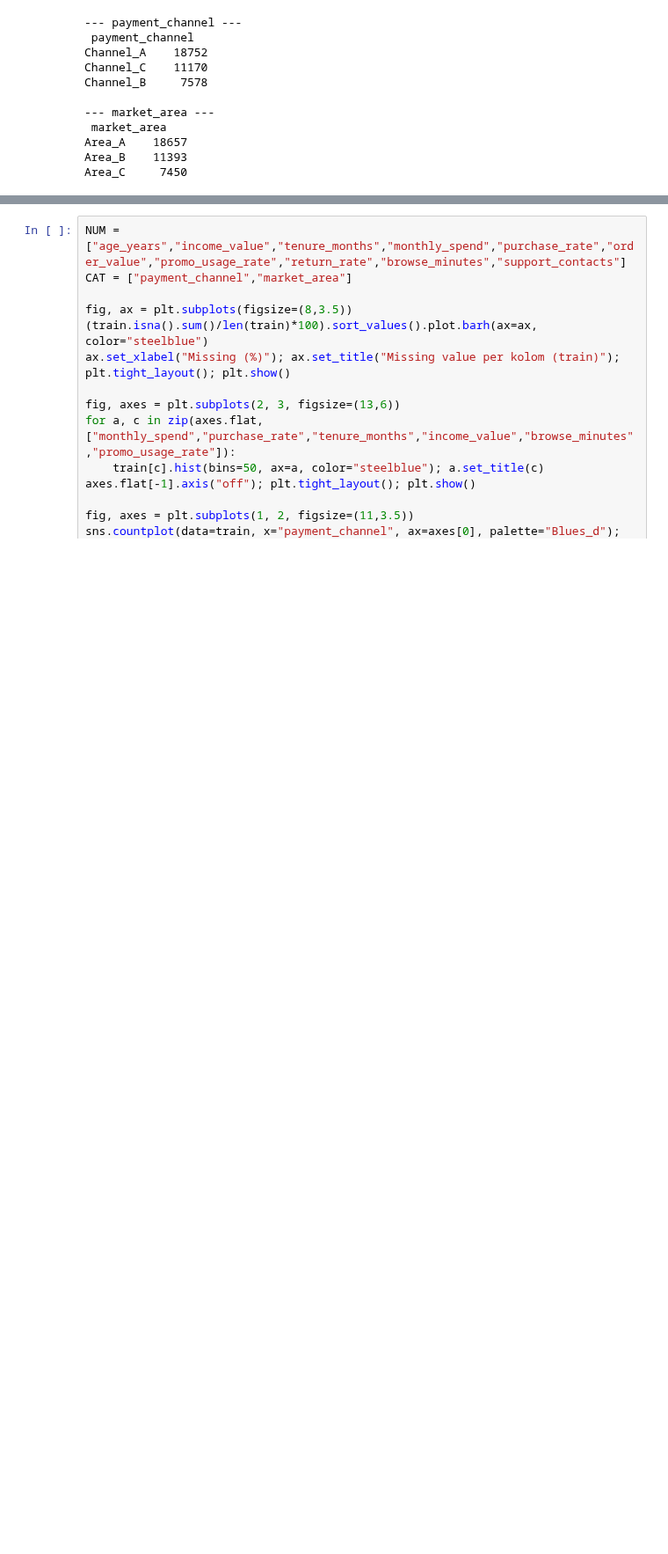
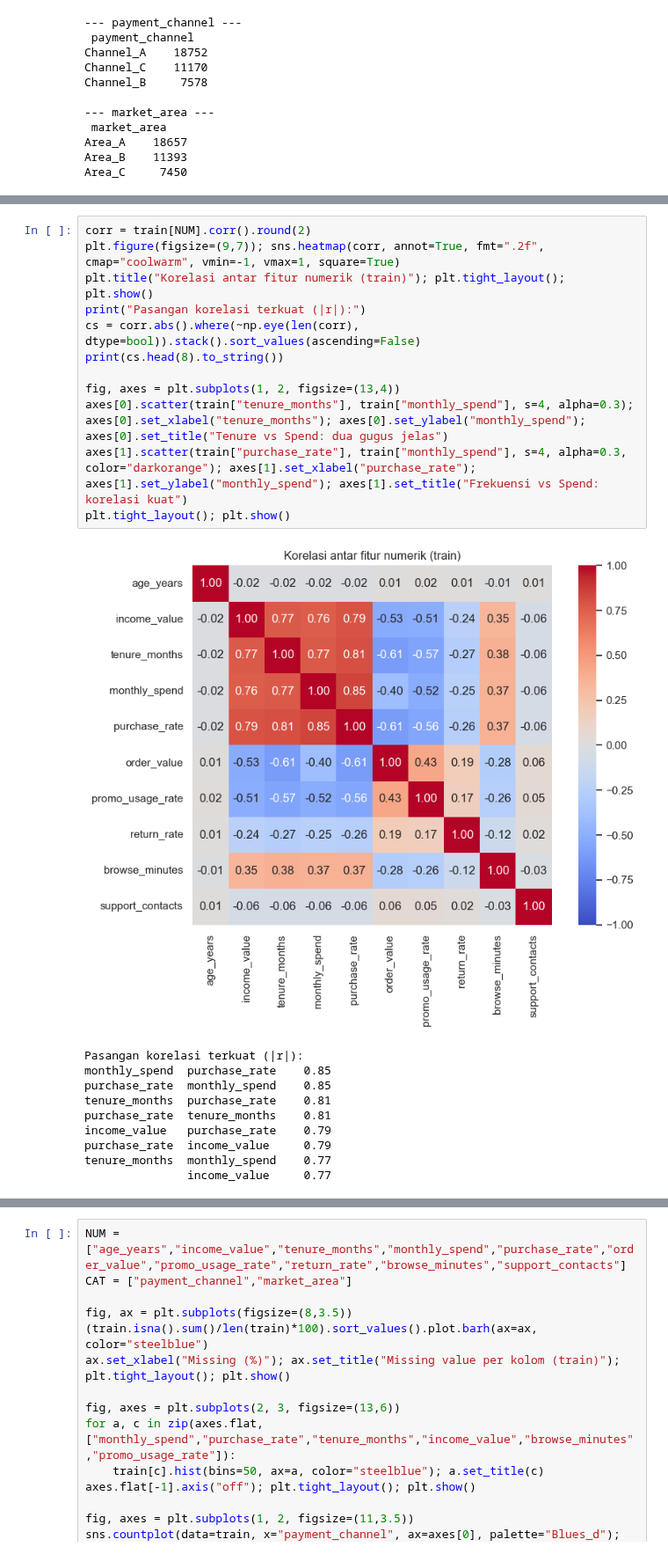
Before and after one commit to fardanhafidz/customer-segmentation-lbe-kcv, a Jupyter notebook: customer_segmentation_unsupervised.ipynb, the cells around one changed output, grey strips where cells are left out. Shown at 88% size. Drawn from its saved outputs; the diff is of its cells as text; blank space fills up the shorter version.

```diff
--- a/customer_segmentation_unsupervised.ipynb
+++ b/customer_segmentation_unsupervised.ipynb
@@ -91,0 +208,23 @@ Area_C     7450
+# %%
+corr = train[NUM].corr().round(2)
+plt.figure(figsize=(9,7)); sns.heatmap(corr, annot=True, fmt=".2f", cmap="coolwarm", vmin=-1, vmax=1, square=True)
+plt.title("Korelasi antar fitur numerik (train)"); plt.tight_layout(); plt.show()
+print("Pasangan korelasi terkuat (|r|):")
+cs = corr.abs().where(~np.eye(len(corr), dtype=bool)).stack().sort_values(ascending=False)
+print(cs.head(8).to_string())
+
+fig, axes = plt.subplots(1, 2, figsize=(13,4))
+axes[0].scatter(train["tenure_months"], train["monthly_spend"], s=4, alpha=0.3); axes[0].set_xlabel("tenure_months"); axes[0].set_ylabel("monthly_spend"); axes[0].set_title("Tenure vs Spend: dua gugus jelas")
+axes[1].scatter(train["purchase_rate"], train["monthly_spend"], s=4, alpha=0.3, color="darkorange"); axes[1].set_xlabel("purchase_rate"); axes[1].set_ylabel("monthly_spend"); axes[1].set_title("Frekuensi vs Spend: korelasi kuat")
+plt.tight_layout(); plt.show()
+# %% [output]
+[figure, added]
+Pasangan korelasi terkuat (|r|):
+monthly_spend  purchase_rate    0.85
+purchase_rate  monthly_spend    0.85
+tenure_months  purchase_rate    0.81
+purchase_rate  tenure_months    0.81
+income_value   purchase_rate    0.79
+purchase_rate  income_value     0.79
+tenure_months  monthly_spend    0.77
+               income_value     0.77
```
Also changed, not shown: parts of 7 cells of this notebook.
